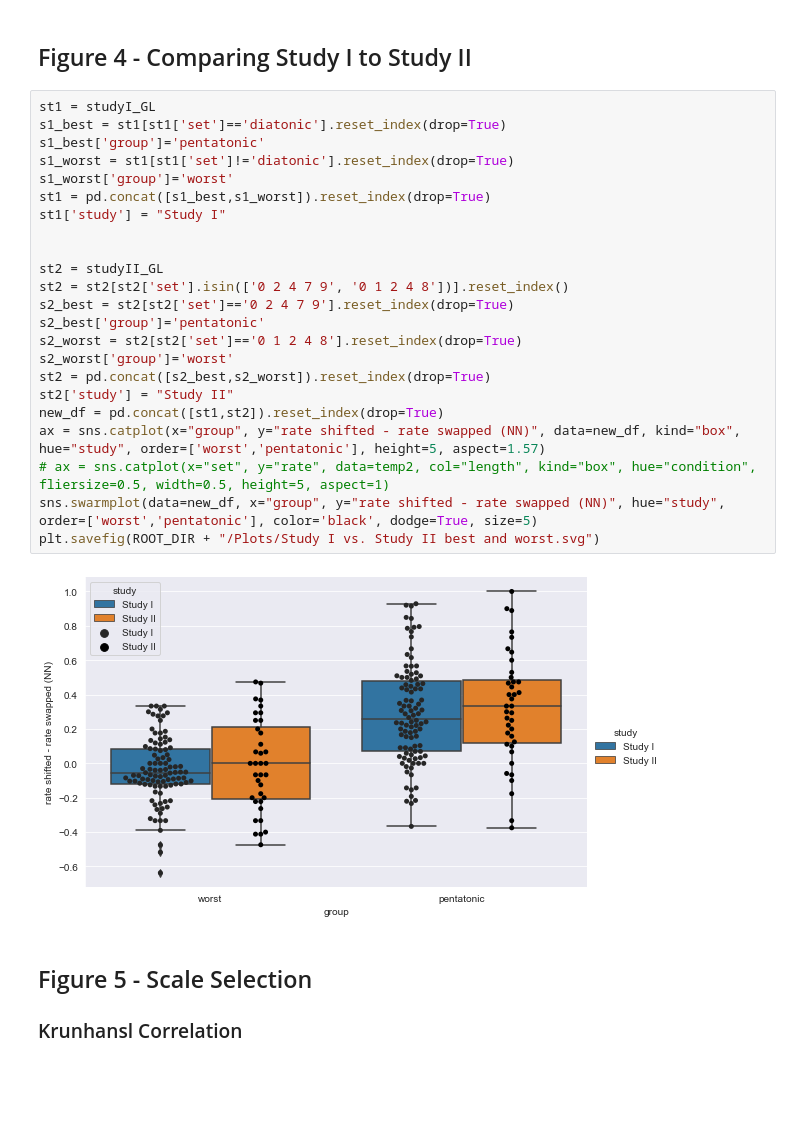
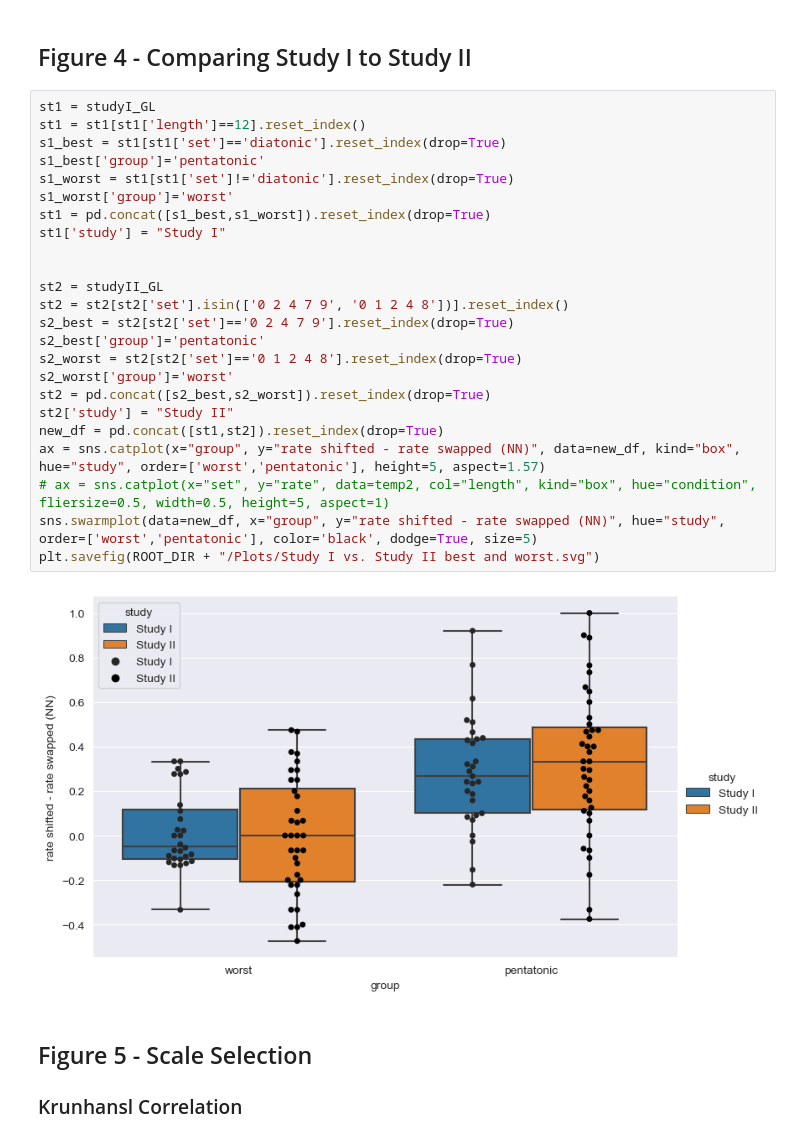
Before and after one commit to MichaelSel/set_membership_paper, a Jupyter notebook: 3. Main Plotting.ipynb, the cells around one changed output. Drawn from its saved outputs; the diff is of its cells as text; blank space fills up the shorter version.

```diff
--- a/3. Main Plotting.ipynb
+++ b/3. Main Plotting.ipynb
@@ -92,29 +92,30 @@ plt.savefig(ROOT_DIR + "/Plots/Study II 66 set distribution-flipped.svg")
 ## Figure 4 - Comparing Study I to Study II
 # %%
 st1 = studyI_GL
+st1 = st1[st1['length']==12].reset_index()
 s1_best = st1[st1['set']=='diatonic'].reset_index(drop=True)
 s1_best['group']='pentatonic'
 s1_worst = st1[st1['set']!='diatonic'].reset_index(drop=True)
 s1_worst['group']='worst'
 st1 = pd.concat([s1_best,s1_worst]).reset_index(drop=True)
 st1['study'] = "Study I"
 
 
 st2 = studyII_GL
 st2 = st2[st2['set'].isin(['0 2 4 7 9', '0 1 2 4 8'])].reset_index()
 s2_best = st2[st2['set']=='0 2 4 7 9'].reset_index(drop=True)
 s2_best['group']='pentatonic'
 s2_worst = st2[st2['set']=='0 1 2 4 8'].reset_index(drop=True)
 s2_worst['group']='worst'
 st2 = pd.concat([s2_best,s2_worst]).reset_index(drop=True)
 st2['study'] = "Study II"
 new_df = pd.concat([st1,st2]).reset_index(drop=True)
 ax = sns.catplot(x="group", y="rate shifted - rate swapped (NN)", data=new_df, kind="box", hue="study", order=['worst','pentatonic'], height=5, aspect=1.57)
 # ax = sns.catplot(x="set", y="rate", data=temp2, col="length", kind="box", hue="condition", fliersize=0.5, width=0.5, height=5, aspect=1)
 sns.swarmplot(data=new_df, x="group", y="rate shifted - rate swapped (NN)", hue="study", order=['worst','pentatonic'], color='black', dodge=True, size=5)
 plt.savefig(ROOT_DIR + "/Plots/Study I vs. Study II best and worst.svg")
 # %% [output]
-[figure, old version]
+[figure, new version]
 # %% [markdown]
 ## Figure 5 - Scale Selection
 ### Krunhansl Correlation
```
Also changed, not shown: parts of 3 cells of this notebook, 10 other files.
